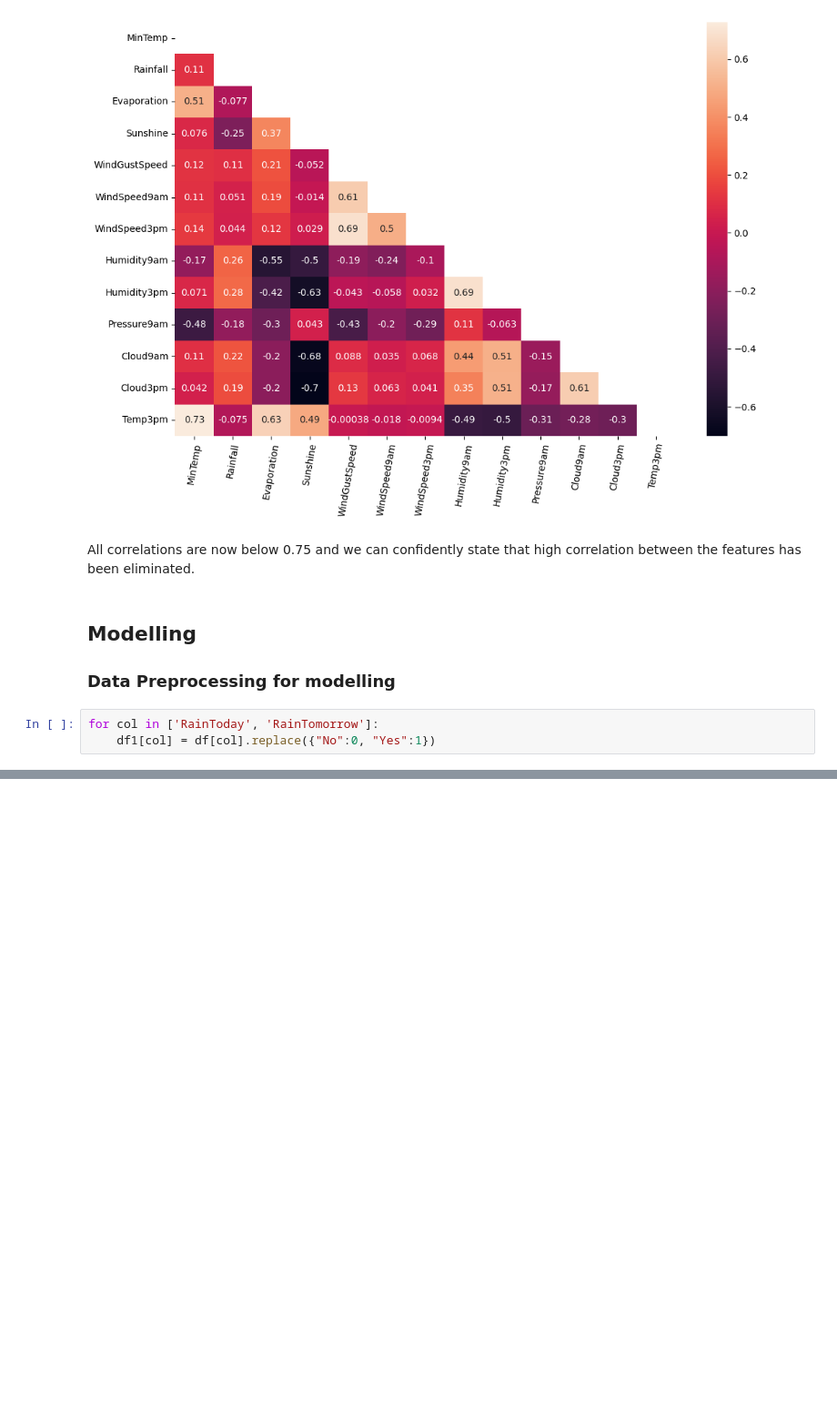
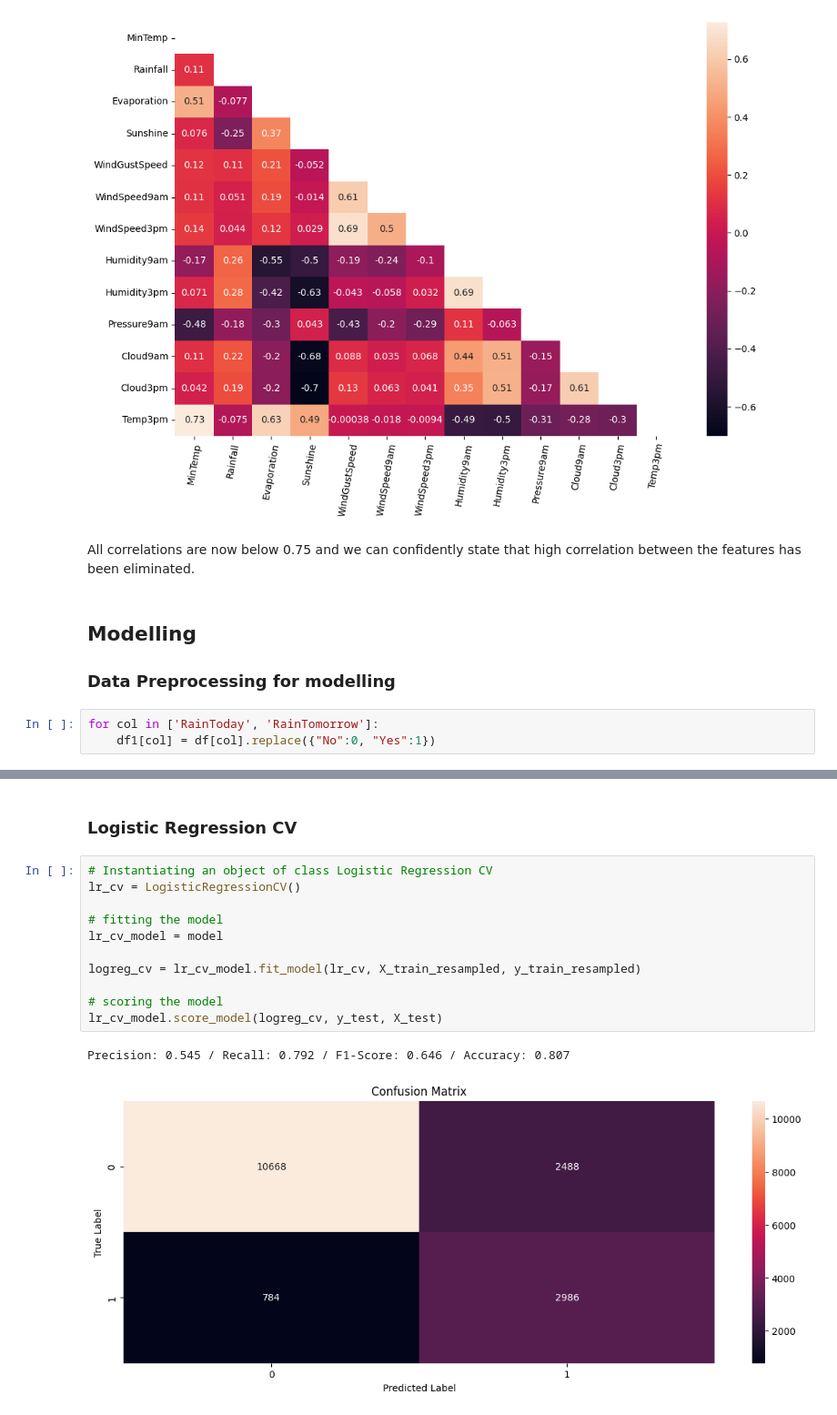
Before and after one commit to teofizzy/Australian_Weather, a Jupyter notebook: index.ipynb, the cells around one changed output, grey strips where cells are left out. Shown at 91% size. Drawn from its saved outputs; the diff is of its cells as text; blank space fills up the shorter version.

```diff
--- a/index.ipynb
+++ b/index.ipynb
@@ -1203,0 +1224,16 @@ ModuleNotFoundError: No module named 'cuML'
+# %% [markdown]
+### Logistic Regression CV
+# %%
+# Instantiating an object of class Logistic Regression CV
+lr_cv = LogisticRegressionCV()
+
+# fitting the model
+lr_cv_model = model
+
+logreg_cv = lr_cv_model.fit_model(lr_cv, X_train_resampled, y_train_resampled)
+
+# scoring the model
+lr_cv_model.score_model(logreg_cv, y_test, X_test)
+# %% [output]
+Precision: 0.545 / Recall: 0.792 / F1-Score: 0.646 / Accuracy: 0.807
+[figure, added]
```
Also changed, not shown: parts of 47 cells of this notebook, 3 other files.
